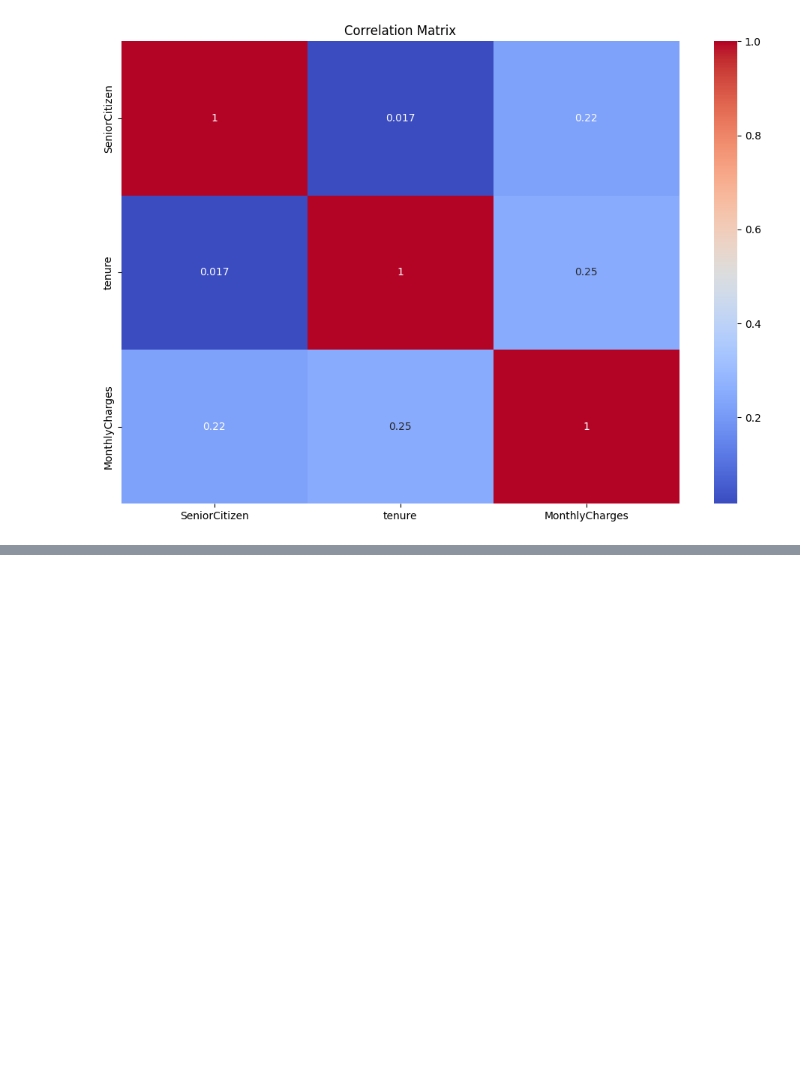
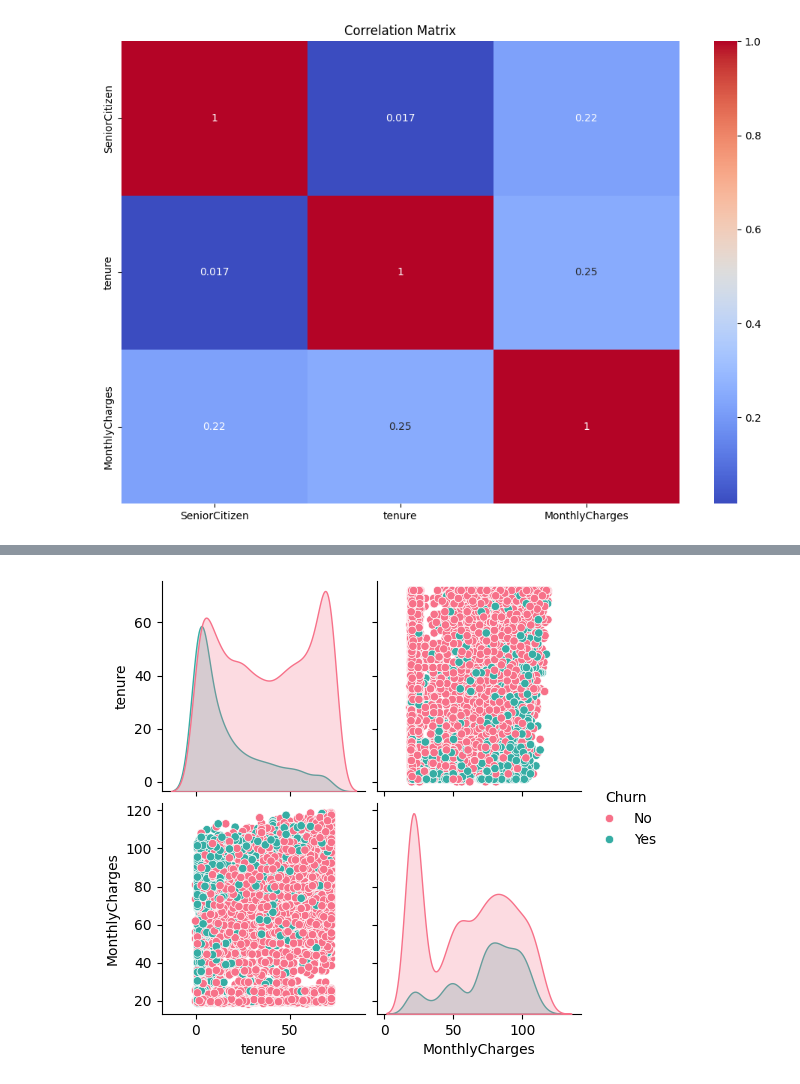
Before and after one commit to Maddy-Das/Customer-Churn-Prediction-Segmentation, a Jupyter notebook: notebooks/by-step exploration/2_exploratory_analysis.ipynb, the cells around one changed output, grey strips where cells are left out. Cells and saved outputs as stored; diff of their text form; code cells hidden in the pictures; blank space fills up the shorter version.

```diff
--- a/notebooks/by-step exploration/2_exploratory_analysis.ipynb
+++ b/notebooks/by-step exploration/2_exploratory_analysis.ipynb
@@ -31,0 +44,6 @@ plt.show()
+# %%
+selected_cols = ['tenure', 'MonthlyCharges', 'TotalCharges', 'Churn']
+sns.pairplot(df[selected_cols], hue='Churn', palette='husl')
+plt.show()
+# %% [output]
+[figure, added]
```
Also changed, not shown: parts of 1 cell of this notebook, 18 other files.
